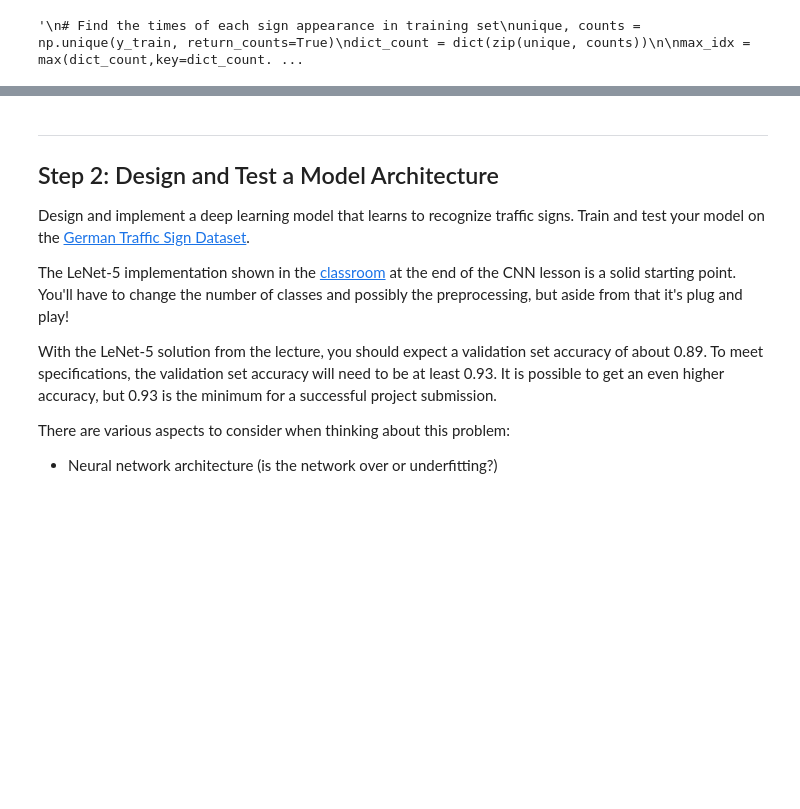
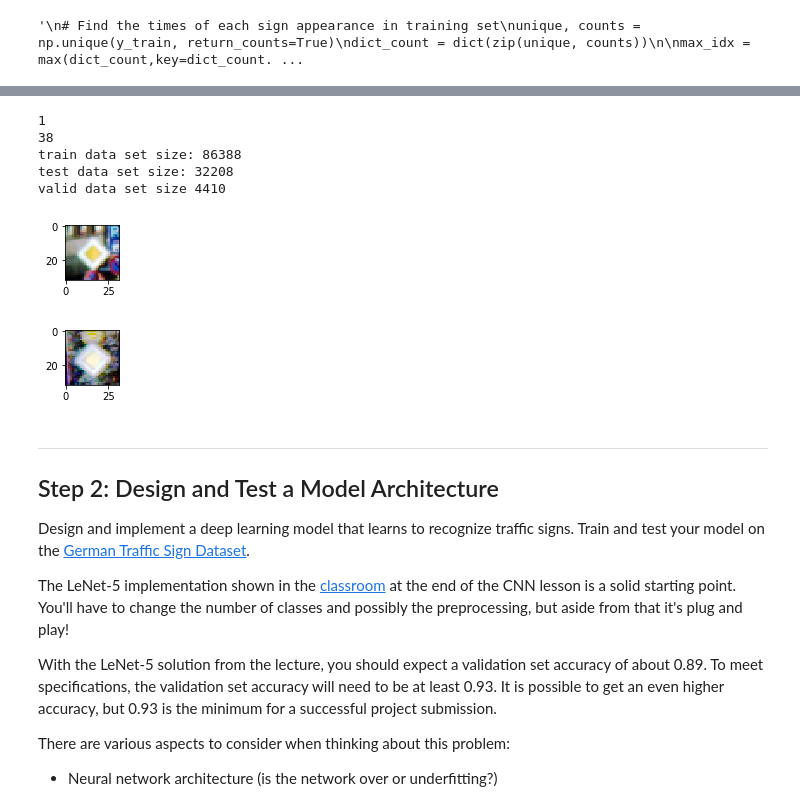
Before and after one commit to bryan0806/Udacity-CarND-Traffic-Sign-Classifier-Project, a Jupyter notebook: Traffic_Sign_Classifier.ipynb, the cells around one changed output, grey strips where cells are left out. Drawn from its saved outputs; the diff is of its cells as text; code cells hidden in the pictures; blank space fills up the shorter version.

```diff
--- a/Traffic_Sign_Classifier.ipynb
+++ b/Traffic_Sign_Classifier.ipynb
@@ -401,7 +421,7 @@ while(repeat_times[min_idx] > 10):
         #print("sign is",sign)
 
         if(repeat_times[sign]-1>0):
-            new_image = transform_image(image,10,10,5)
+            new_image = transform_image(image,5,5,5)
             new_train.append(new_image)
             new_y_value.append(sign)
             index += 1
@@ -487,7 +507,7 @@ repeat needed times is
 y train times  [(0, 2009), (1, 2009), (3, 2009), (4, 2009), (5, 2009), (6, 2009), (7, 2009), (8, 2009), (9, 2009), (10, 2009), (11, 2009), (12, 2009), (13, 2009), (14, 2009), (15, 2009), (16, 2009), ( ...
 [figure]
 # %%
-# For further adding training set to the desired amount
+# For further adding training set to the valid set
 """
 #transfer image / adding data set
 new_train = []
@@ -495,7 +515,7 @@ new_y_value=[]
 
 #X_train, y_train = shuffle(X_train, y_train)
 
-while(len(new_train) < 15000):
+while(len(new_train) < 10000):
     index = random.randint(0, 34798)
     sign = y_train[index]
     new_image = transform_image(image,10,10,5)
@@ -513,10 +533,10 @@ while(len(new_train) < 15000):
 image_shape = new_train[0].shape
 print("Image data shape =", image_shape)
 #X_train = np.concatenate(X_train,new_train)
-X_train = np.append(X_train,new_train,axis=0)
-y_train = np.append(y_train,new_y_value,axis=0)
+X_valid = np.append(X_valid,new_train,axis=0)
+y_valid = np.append(y_valid,new_y_value,axis=0)
 # TODO: Number of training examples
-n_train = len(X_train)
+n_train = len(X_valid)
 
 # TODO: Number of testing examples.
 n_test = len(X_test)
@@ -527,7 +547,7 @@ valid_shape = X_valid[3].shape
 # TODO: How many unique classes/labels there are in the dataset.
 n_classes = len(set(y_train))
 
-print("Number of training examples =", n_train)
+print("Number of valid examples =", n_train)
 print("Number of testing examples =", n_test)
 print("Image data shape =", image_shape)
 print("Valid data shape =", valid_shape)
@@ -914,25 +974,41 @@ print(y_train[index2])
 # %%
 # check test dataset
-index = random.randint(0, len(X_test))
-index2 = random.randint(0, len(X_test))
+index = random.randint(0, len(X_valid))
+index2 = random.randint(0, len(X_valid))
 #print("the length of x train is ", len(X_train))
-image = X_test[index].squeeze()
-image2 = X_test[index2].squeeze()
+image = X_valid[index].squeeze()
+image2 = X_valid[index2].squeeze()
 #print(image[0][0][0])
 
 #def rgb2gray2(rgb):
 #    return np.dot(rgb[...,:3], [0.299, 0.587, 0.114])
 
 plt.figure(figsize=(1,1))
 plt.imshow(image)
 
 
 plt.figure(figsize=(1,1))
 plt.imshow(image2)
 
 
 print(y_test[index])
 print(y_test[index2])
+
+train_len = len(X_train)
+test_len = len(X_test)
+valid_len = len(X_valid)
+
+print("train data set size:" ,train_len)
+print("test data set size:",test_len)
+print("valid data set size",valid_len)
+# %% [output]
+1
+38
+train data set size: 86388
+test data set size: 32208
+valid data set size 4410
+[figure, added]
+[figure, added]
 # %% [markdown]
 ----
 
```
Also changed, not shown: parts of 15 cells of this notebook, 6 other files.
